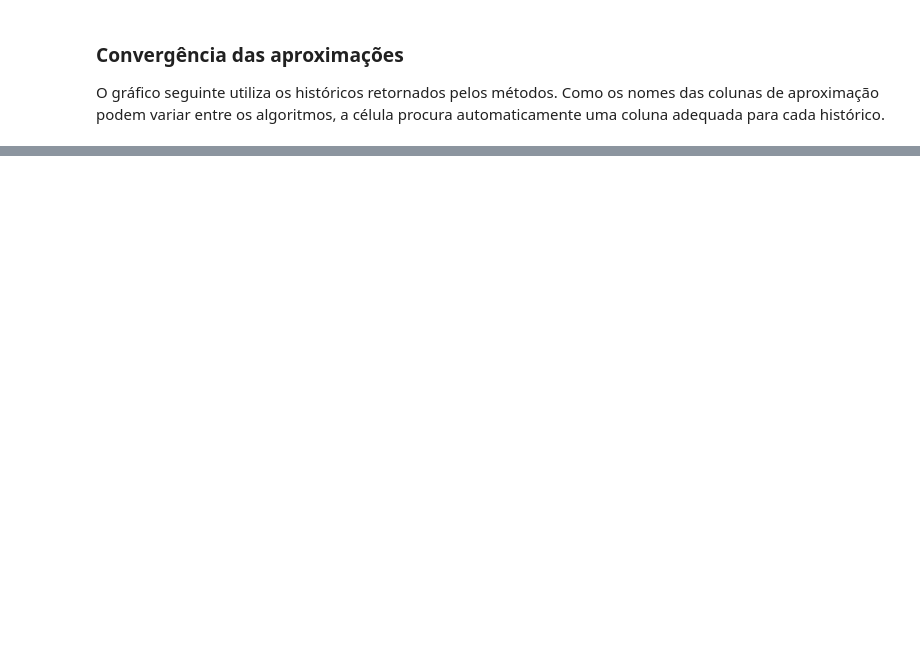
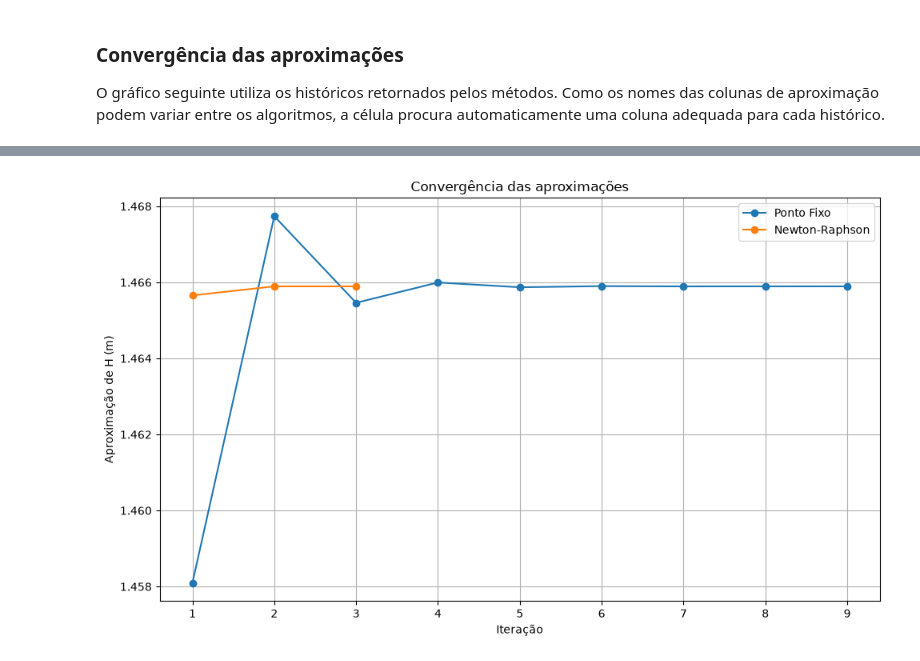
Before and after one commit to Amanda-Aziz/Projeto-de-Metodos-Num, a Jupyter notebook: notebooks/aplicacao_analise_comparativa_metodos_numericos.ipynb, the cells around one changed output, grey strips where cells are left out. Saved outputs shown, nothing was run; the diff lists cells and outputs as text; code cells hidden in the pictures; blank space fills up the shorter version.

```diff
--- a/notebooks/aplicacao_analise_comparativa_metodos_numericos.ipynb
+++ b/notebooks/aplicacao_analise_comparativa_metodos_numericos.ipynb
@@ -1000,0 +955,11 @@ A escolha de $H_0=1{,}5$ é, portanto, uma decisão metodológica deste trabalho
+# %%
+resultado_newton = newton_raphson(
+    f=f,
+    df=derivada_f,
+    x0=1.5,
+    tolerancia_x=tolerancia_H,
+    tolerancia_f=tolerancia_f,
+    max_iter=max_iter,
+)
+
+resultado_newton
@@ -1104,0 +1153,55 @@ AQUI TEMOS QUE FAZER AS CONCLUSOES FINAIS
+# %%
+def obter_aproximacoes(historico):
+    df = pd.DataFrame(historico)
+
+    candidatos = [
+        "x_atual",
+        "x_n_mais_1",
+        "x",
+        "c",
+        "raiz",
+        "aproximacao",
+    ]
+
+    for coluna in candidatos:
+        if coluna in df.columns:
+            return df[coluna].tolist()
+
+    numericas = [
+        coluna
+        for coluna in df.columns
+        if coluna != "iteracao"
+        and pd.api.types.is_numeric_dtype(df[coluna])
+    ]
+
+    if numericas:
+        return df[numericas[-1]].tolist()
+
+    return []
+
+plt.figure(figsize=(10, 6))
+
+for metodo, resultado in resultados.items():
+    aproximacoes = obter_aproximacoes(
+        resultado["historico"]
+    )
+
+    if aproximacoes:
+        iteracoes = range(1, len(aproximacoes) + 1)
+
+        plt.plot(
+            iteracoes,
+            aproximacoes,
+            marker="o",
+            label=metodo,
+        )
+
+plt.xlabel("Iteração")
+plt.ylabel("Aproximação de H (m)")
+plt.title("Convergência das aproximações")
+plt.legend()
+plt.grid(True)
+plt.tight_layout()
+plt.show()
+# %% [output]
+[figure, added]
```
Also changed, not shown: parts of 43 cells of this notebook, 1 other file.
